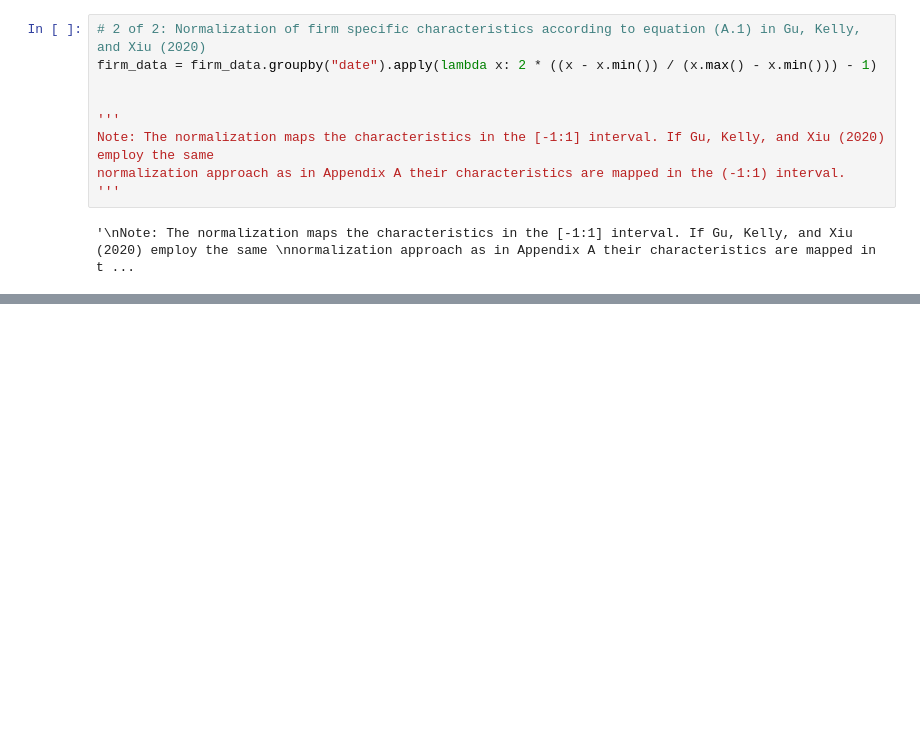
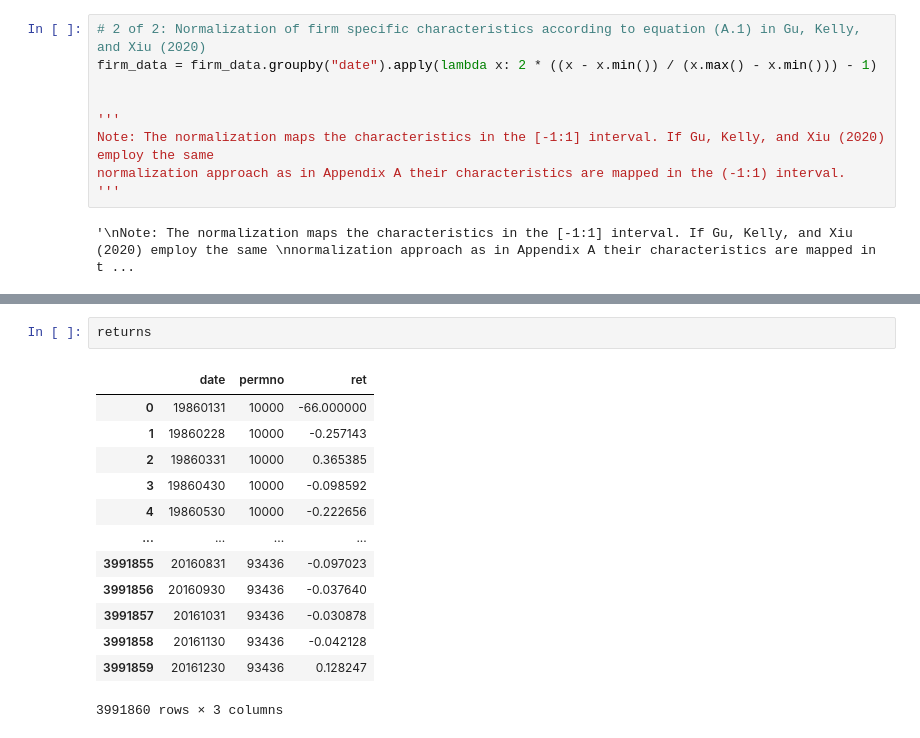
Before and after one commit to fikus44/Masters-Thesis, a Jupyter notebook: Data Processing .ipynb, the cells around one changed output, grey strips where cells are left out. Drawn from its saved outputs; the diff is of its cells as text; blank space fills up the shorter version.

```diff
--- a/Data Processing .ipynb
+++ b/Data Processing .ipynb
@@ -191,0 +189,16 @@ firm_data.to_csv(os.path.dirname(os.getcwd()) + '\\firm_data.csv', compression =
+# %%
+returns
+# %% [output]
+|  | date | permno | ret |
+| 0 | 19860131 | 10000 | -66.000000 |
+| 1 | 19860228 | 10000 | -0.257143 |
+| 2 | 19860331 | 10000 | 0.365385 |
+| 3 | 19860430 | 10000 | -0.098592 |
+| 4 | 19860530 | 10000 | -0.222656 |
+| ... | ... | ... | ... |
+| 3991855 | 20160831 | 93436 | -0.097023 |
+| 3991856 | 20160930 | 93436 | -0.037640 |
+| 3991857 | 20161031 | 93436 | -0.030878 |
+| 3991858 | 20161130 | 93436 | -0.042128 |
+| 3991859 | 20161230 | 93436 | 0.128247 |
+3991860 rows × 3 columns
```
Also changed, not shown: parts of 16 cells of this notebook.
